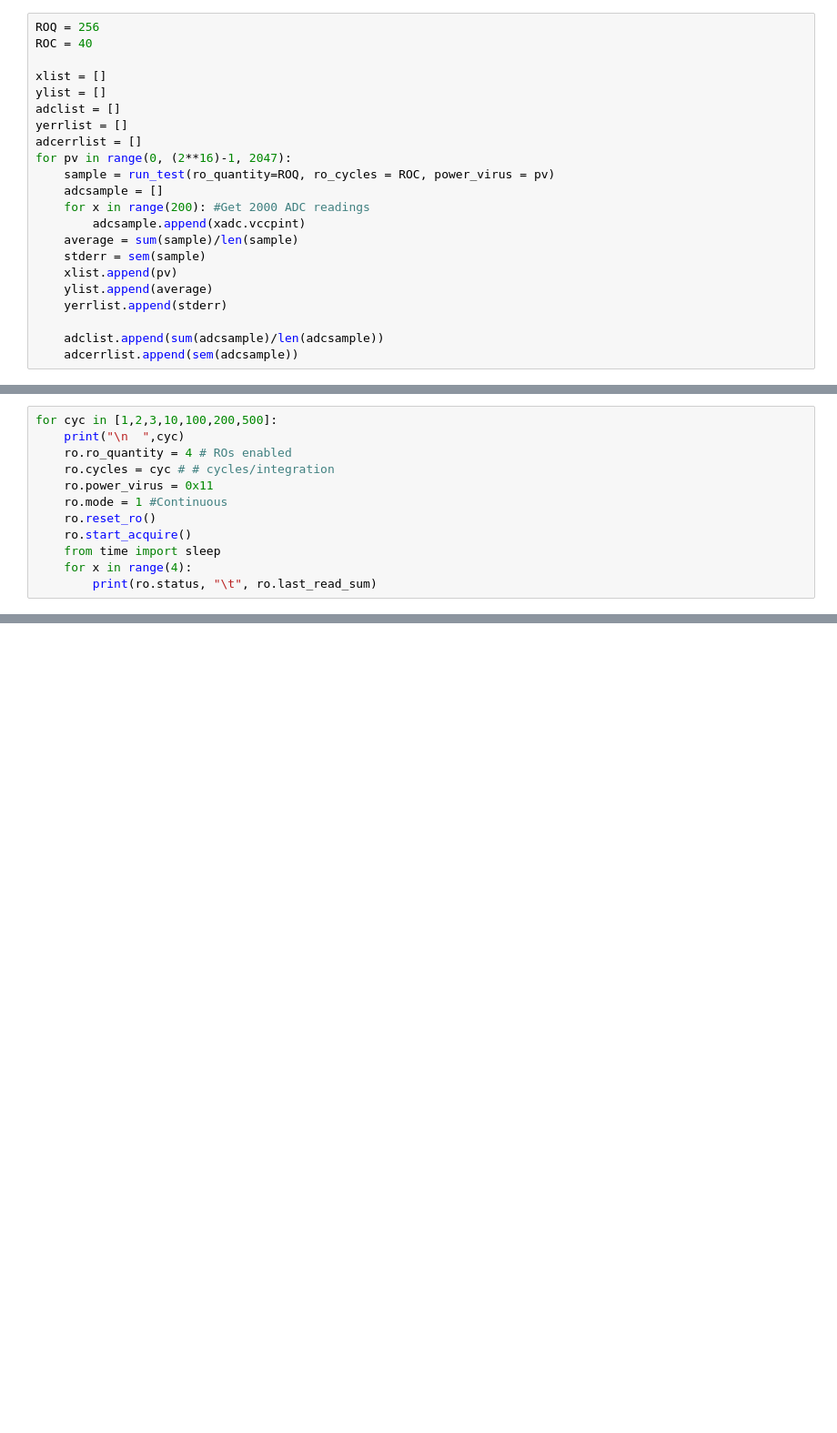
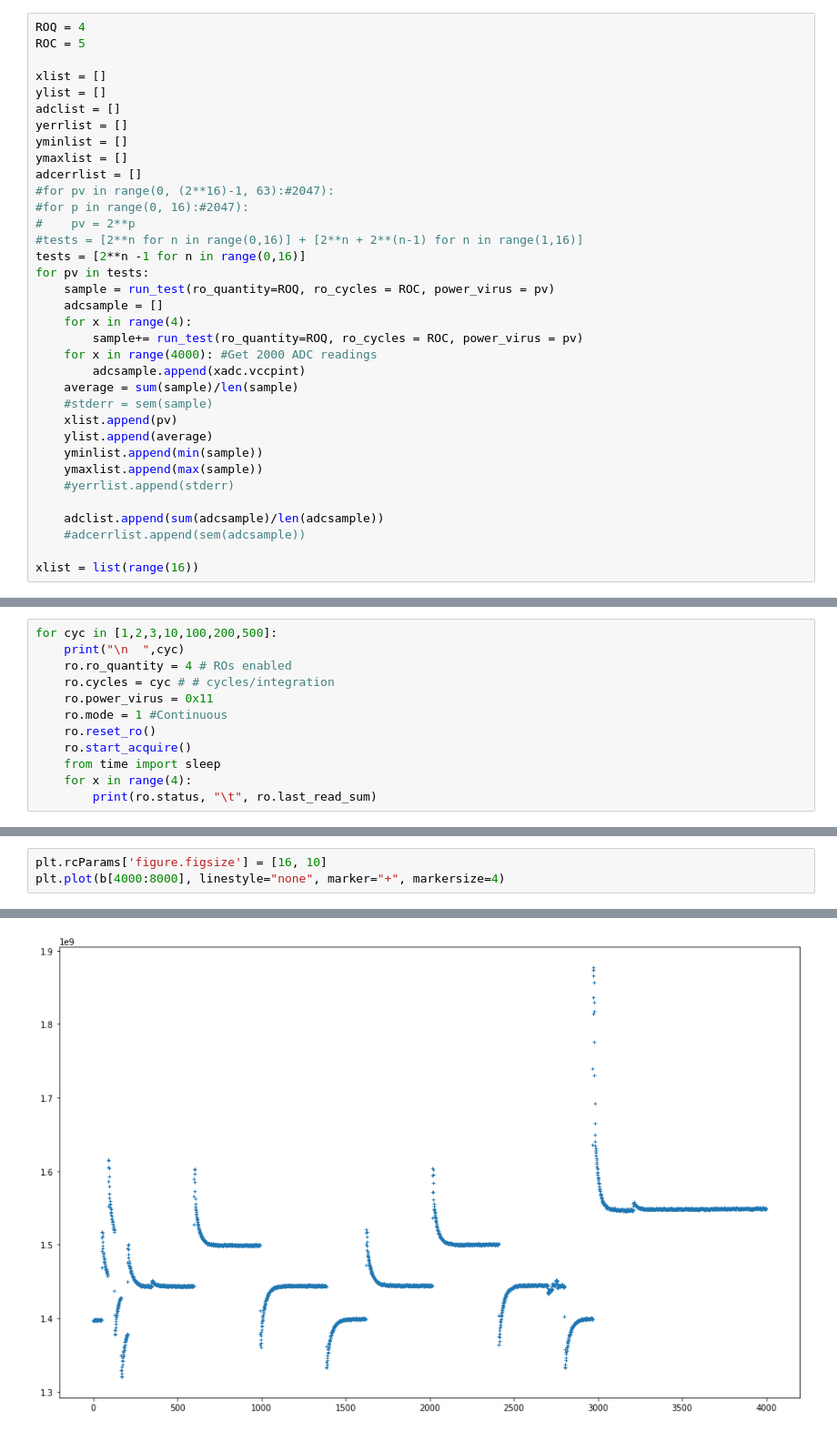
Before and after one commit to wiresboy/fpga-power-sidechannel, a Jupyter notebook: ro_tests.ipynb, the cells around one changed output, grey strips where cells are left out. Shown at 91% size. Cells and saved outputs as stored; diff of their text form; blank space fills up the shorter version.

```diff
--- a/ro_tests.ipynb
+++ b/ro_tests.ipynb
@@ -128,22 +326,35 @@ bram = overlay.axi_bram_ctrl_0.mmio
 # %%
-ROQ = 256
-ROC = 40
+ROQ = 4
+ROC = 5
 
 xlist = []
 ylist = []
 adclist = []
 yerrlist = []
+yminlist = []
+ymaxlist = []
 adcerrlist = []
-for pv in range(0, (2**16)-1, 2047):
+#for pv in range(0, (2**16)-1, 63):#2047):
+#for p in range(0, 16):#2047):
+#    pv = 2**p
+#tests = [2**n for n in range(0,16)] + [2**n + 2**(n-1) for n in range(1,16)]
+tests = [2**n -1 for n in range(0,16)]
+for pv in tests:
     sample = run_test(ro_quantity=ROQ, ro_cycles = ROC, power_virus = pv)
     adcsample = []
-    for x in range(200): #Get 2000 ADC readings
+    for x in range(4):
+        sample+= run_test(ro_quantity=ROQ, ro_cycles = ROC, power_virus = pv)
+    for x in range(4000): #Get 2000 ADC readings
         adcsample.append(xadc.vccpint)
     average = sum(sample)/len(sample)
-    stderr = sem(sample)
+    #stderr = sem(sample)
     xlist.append(pv)
     ylist.append(average)
-    yerrlist.append(stderr)
+    yminlist.append(min(sample))
+    ymaxlist.append(max(sample))
+    #yerrlist.append(stderr)
 
     adclist.append(sum(adcsample)/len(adcsample))
-    adcerrlist.append(sem(adcsample))
+    #adcerrlist.append(sem(adcsample))
+
+xlist = list(range(16))
@@ -184,0 +429,4 @@ for x in range(1,100000):
+# %%
+plt.rcParams['figure.figsize'] = [16, 10]
+plt.plot(b[4000:8000], linestyle="none", marker="+", markersize=4)
+# %% [output]
@@ -184,0 +434 @@ for x in range(1,100000):
+[figure, added]
```
Also changed, not shown: parts of 13 cells of this notebook, 20 other files.
